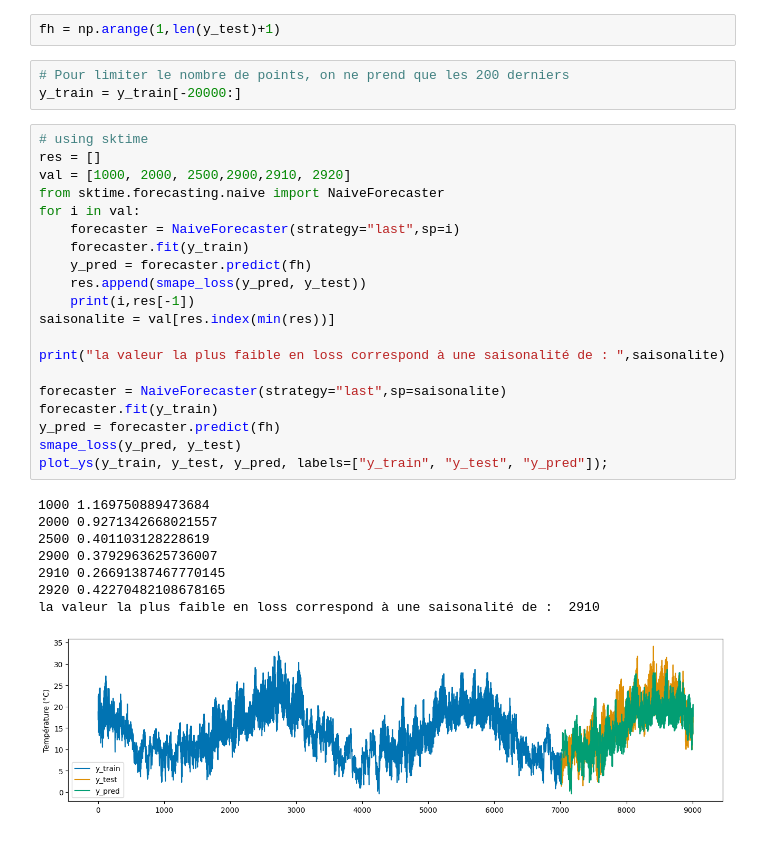
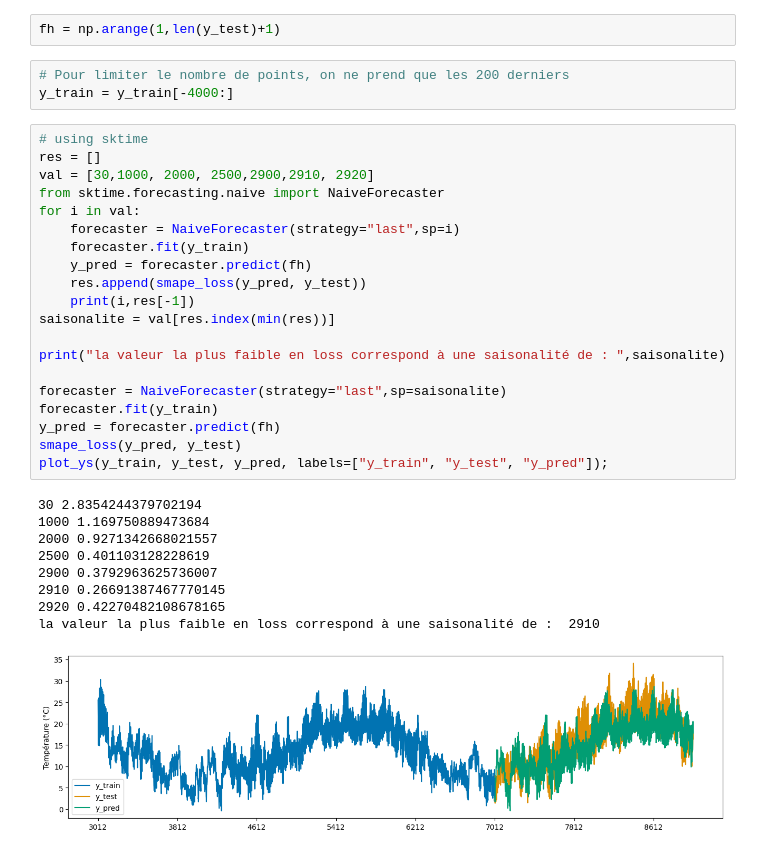
Before and after one commit to JAndretti/Projet-Time-Series-E5, a Jupyter notebook: main.ipynb, the cells around one changed output. Cells and saved outputs as stored; diff of their text form.

```diff
--- a/main.ipynb
+++ b/main.ipynb
@@ -160,33 +193,34 @@ print(y_train.shape[0], y_test.shape[0])
 fh = np.arange(1,len(y_test)+1)
 # %%
 # Pour limiter le nombre de points, on ne prend que les 200 derniers
-y_train = y_train[-20000:]
+y_train = y_train[-4000:]
 # %%
 # using sktime
 res = []
-val = [1000, 2000, 2500,2900,2910, 2920]
+val = [30,1000, 2000, 2500,2900,2910, 2920]
 from sktime.forecasting.naive import NaiveForecaster
 for i in val:
     forecaster = NaiveForecaster(strategy="last",sp=i)
     forecaster.fit(y_train)
     y_pred = forecaster.predict(fh)
     res.append(smape_loss(y_pred, y_test))
     print(i,res[-1])
 saisonalite = val[res.index(min(res))]
 
 print("la valeur la plus faible en loss correspond à une saisonalité de : ",saisonalite)
 
 forecaster = NaiveForecaster(strategy="last",sp=saisonalite)
 forecaster.fit(y_train)
 y_pred = forecaster.predict(fh)
 smape_loss(y_pred, y_test)
 plot_ys(y_train, y_test, y_pred, labels=["y_train", "y_test", "y_pred"]);
 # %% [output]
+30 2.8354244379702194
 1000 1.169750889473684
 2000 0.9271342668021557
 2500 0.401103128228619
 2900 0.3792963625736007
 2910 0.26691387467770145
 2920 0.42270482108678165
 la valeur la plus faible en loss correspond à une saisonalité de :  2910
-[figure, old version]
+[figure, new version]
```
Also changed, not shown: parts of 6 cells of this notebook.
